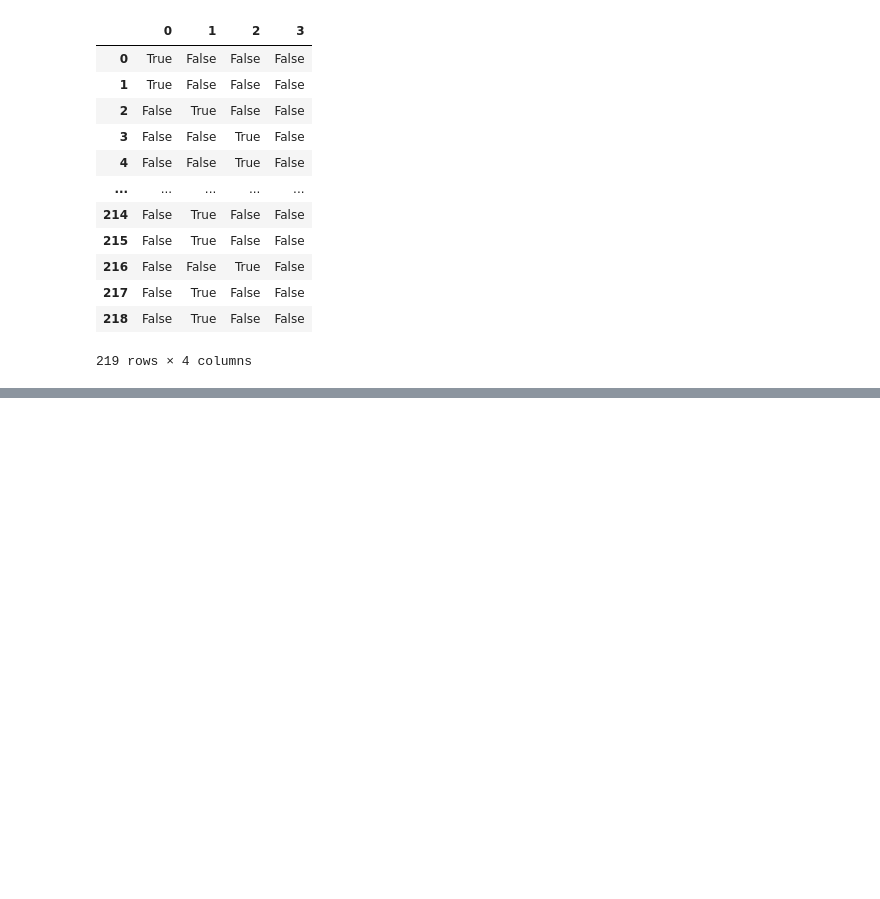
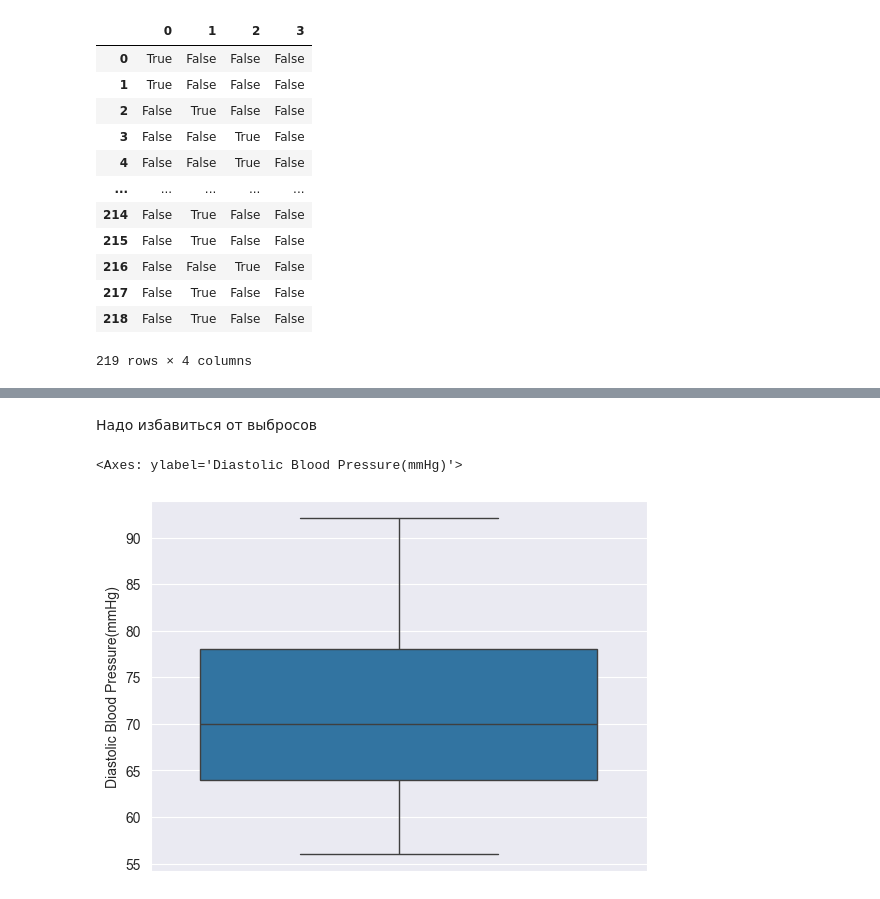
Before and after one commit to ForentDich/Pressure-Oracle, a Jupyter notebook: neural-network/EDA.ipynb, the cells around one changed output, grey strips where cells are left out. Cells and saved outputs as stored; diff of their text form; code cells hidden in the pictures; blank space fills up the shorter version.

```diff
--- a/neural-network/EDA.ipynb
+++ b/neural-network/EDA.ipynb
@@ -161,0 +186,14 @@ sns.displot(bp_df_dummies["BMI(kg/m^2)"], kde = True)
+# %% [markdown]
+Надо избавиться от выбросов
+# %%
+bp_df_dummies_copy = bp_df_dummies.copy()
+# %%
+lower_q = bp_df_dummies_copy["Diastolic Blood Pressure(mmHg)"].quantile(0.05)
+upper_q = bp_df_dummies_copy["Diastolic Blood Pressure(mmHg)"].quantile(0.95)
+
+bp_df_dummies_copy["Diastolic Blood Pressure(mmHg)"] = bp_df_dummies_copy["Diastolic Blood Pressure(mmHg)"].clip(lower = lower_q, upper = upper_q)
+# %%
+sns.boxplot(bp_df_dummies_copy["Diastolic Blood Pressure(mmHg)"])
+# %% [output]
+<Axes: ylabel='Diastolic Blood Pressure(mmHg)'>
+[figure, added]
```
Also changed, not shown: parts of 30 cells of this notebook.
